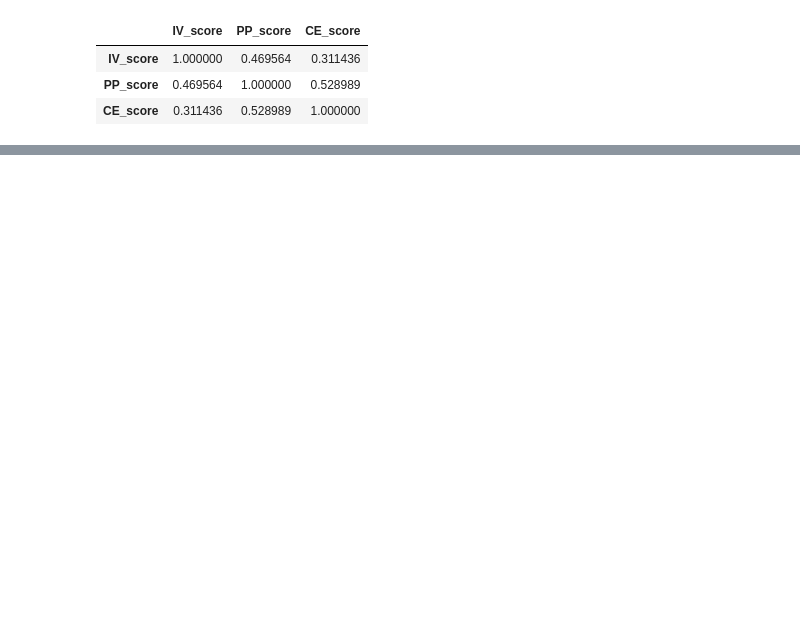
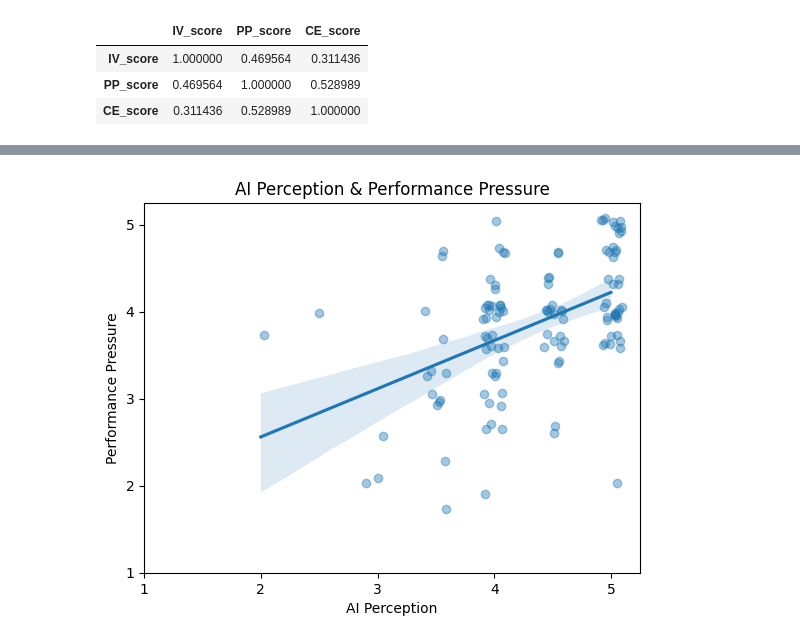
Before and after one commit to glgunderson/AI-Perceptions, a Jupyter notebook: AI_Perceptions.ipynb, the cells around one changed output, grey strips where cells are left out. Cells and saved outputs as stored; diff of their text form; code cells hidden in the pictures; blank space fills up the shorter version.

Commit message:
FINAL DATA ANALYSIS

```diff
--- a/AI_Perceptions.ipynb
+++ b/AI_Perceptions.ipynb
@@ -516,0 +683,20 @@ These findings suggest that students perceive AI not only as a driver of increas
+# %%
+sns.regplot(
+    data=df,
+    x='IV_score',
+    y='PP_score',
+    x_jitter=0.1,
+    y_jitter=0.1,
+    scatter_kws={'alpha': 0.4}
+)
+
+plt.xticks([1,2,3,4,5])
+plt.yticks([1,2,3,4,5])
+
+plt.xlabel('AI Perception')
+plt.ylabel('Performance Pressure')
+plt.title('AI Perception & Performance Pressure')
+
+plt.show()
+# %% [output]
+[figure, added]
```
Also changed, not shown: parts of 74 cells of this notebook.
